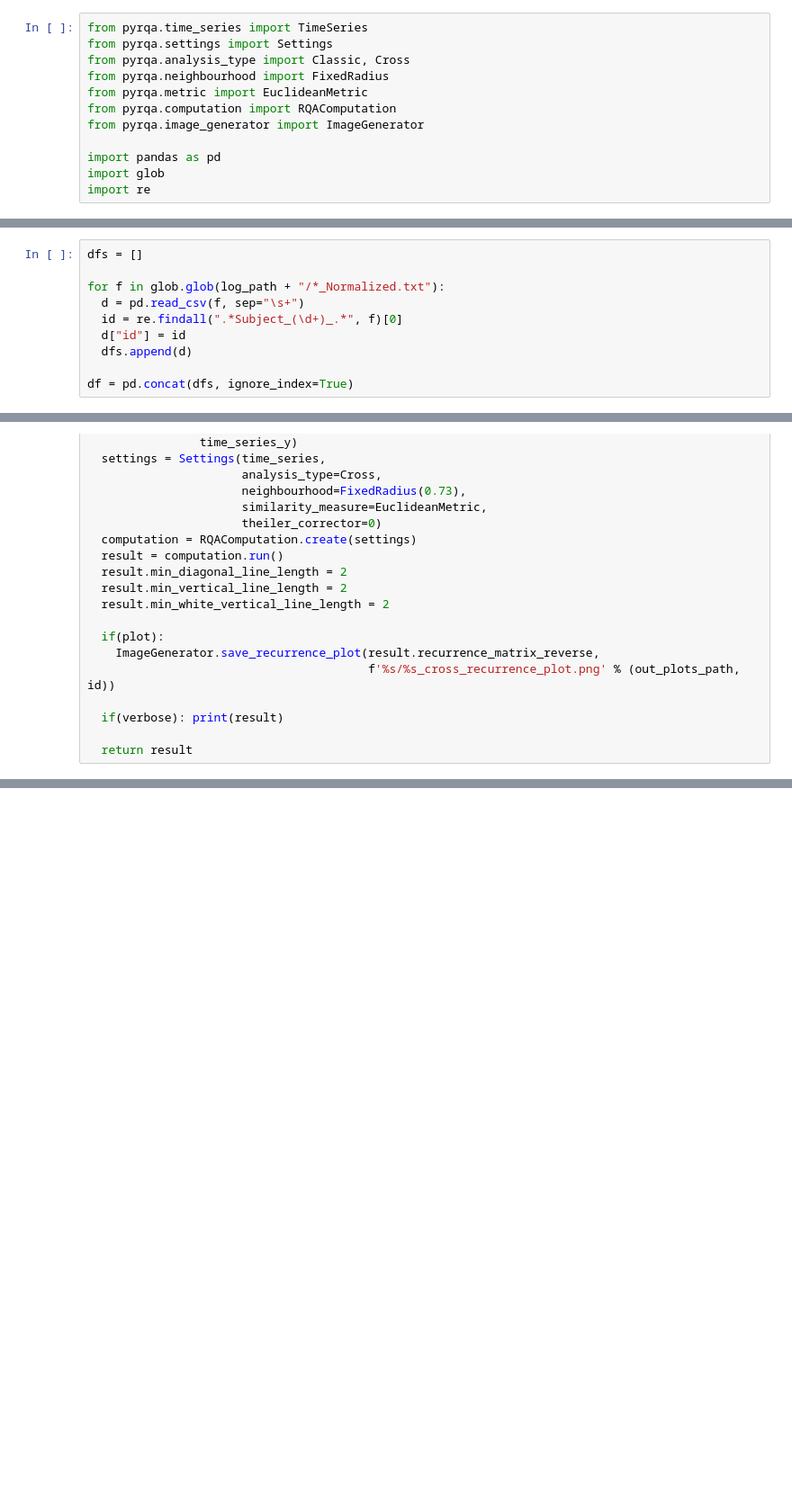
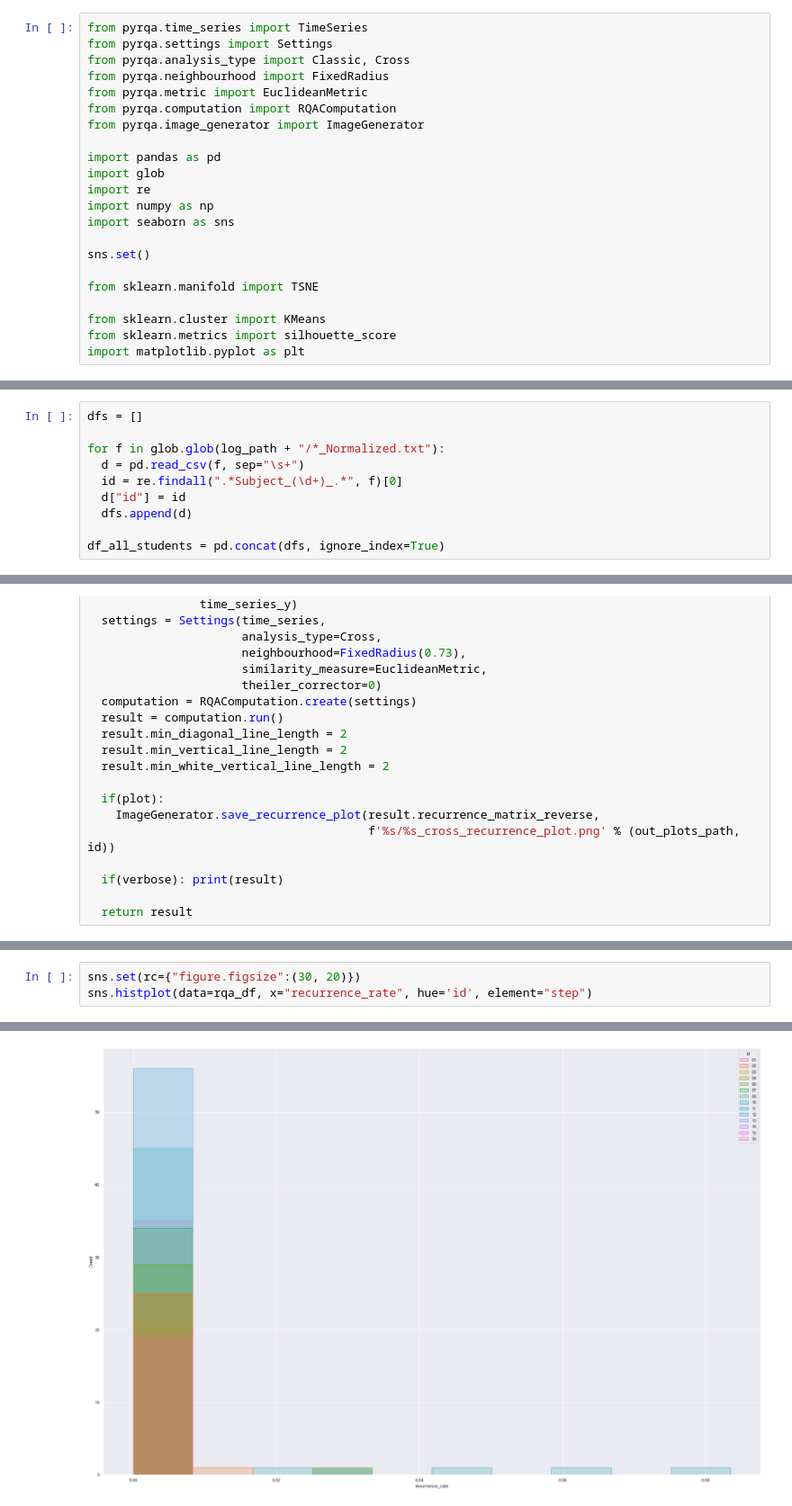
Before and after one commit to epleaner/mled-rqa, a Jupyter notebook: rqa.ipynb, the cells around one changed output, grey strips where cells are left out. Shown at 90% size. Drawn from its saved outputs; the diff is of its cells as text; blank space fills up the shorter version.

```diff
--- a/rqa.ipynb
+++ b/rqa.ipynb
@@ -10,6 +10,16 @@ from pyrqa.image_generator import ImageGenerator
 import pandas as pd
 import glob
 import re
+import numpy as np
+import seaborn as sns
+
+sns.set()
+
+from sklearn.manifold import TSNE
+
+from sklearn.cluster import KMeans
+from sklearn.metrics import silhouette_score
+import matplotlib.pyplot as plt
 # %%
 # This is example code
 data_points = [0.1, 0.5, 1.3, 0.7, 0.8, 1.4, 1.6, 1.2, 0.4, 1.1, 0.8, 0.2, 1.3]
@@ -58,7 +50,7 @@ for f in glob.glob(log_path + "/*_Normalized.txt"):
   d["id"] = id
   dfs.append(d)
 
-df = pd.concat(dfs, ignore_index=True)
+df_all_students = pd.concat(dfs, ignore_index=True)
 # %%
 def cross_rqa(x, y, id,plot=True,verbose=True):
   data_points_x = x # [0.9, 0.1, 0.2, 0.3, 0.5, 1.7, 0.4, 0.8, 1.5]
@@ -91,0 +182,4 @@ def cross_rqa(x, y, id,plot=True,verbose=True):
+# %%
+sns.set(rc={"figure.figsize":(30, 20)})
+sns.histplot(data=rqa_df, x="recurrence_rate", hue='id', element="step")
+# %% [output]
@@ -91,0 +187 @@ def cross_rqa(x, y, id,plot=True,verbose=True):
+[figure, added]
```
Also changed, not shown: parts of 13 cells of this notebook, 10 other files.
